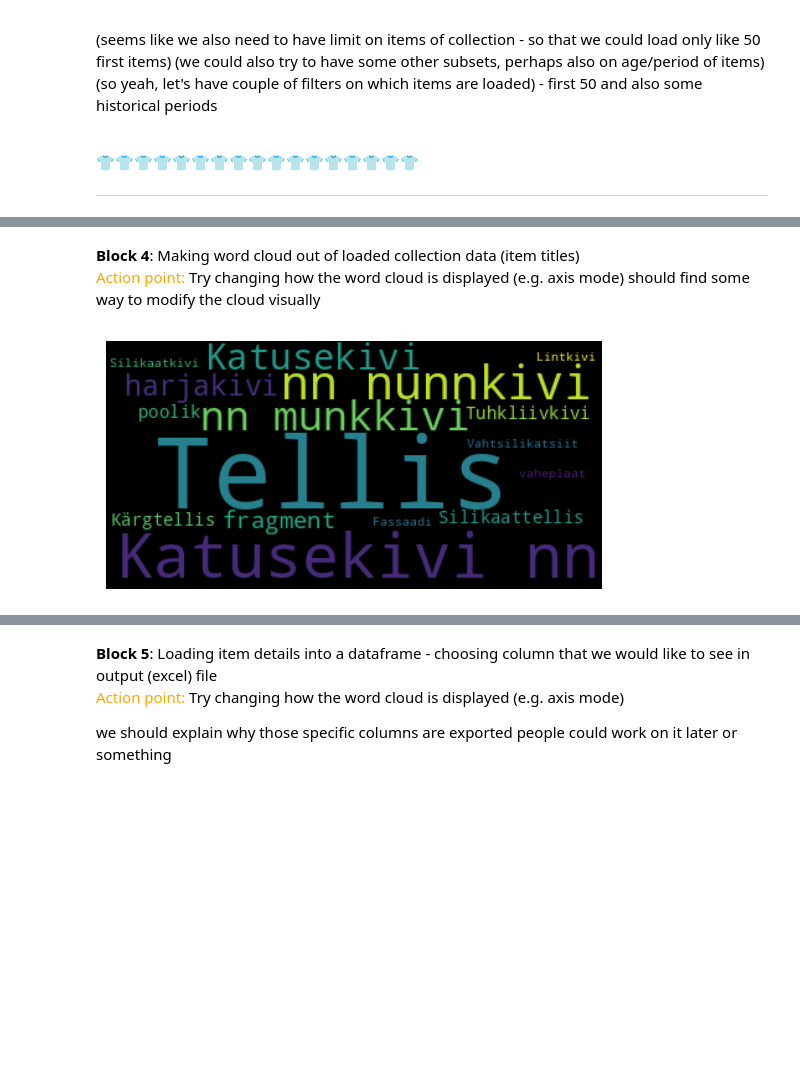
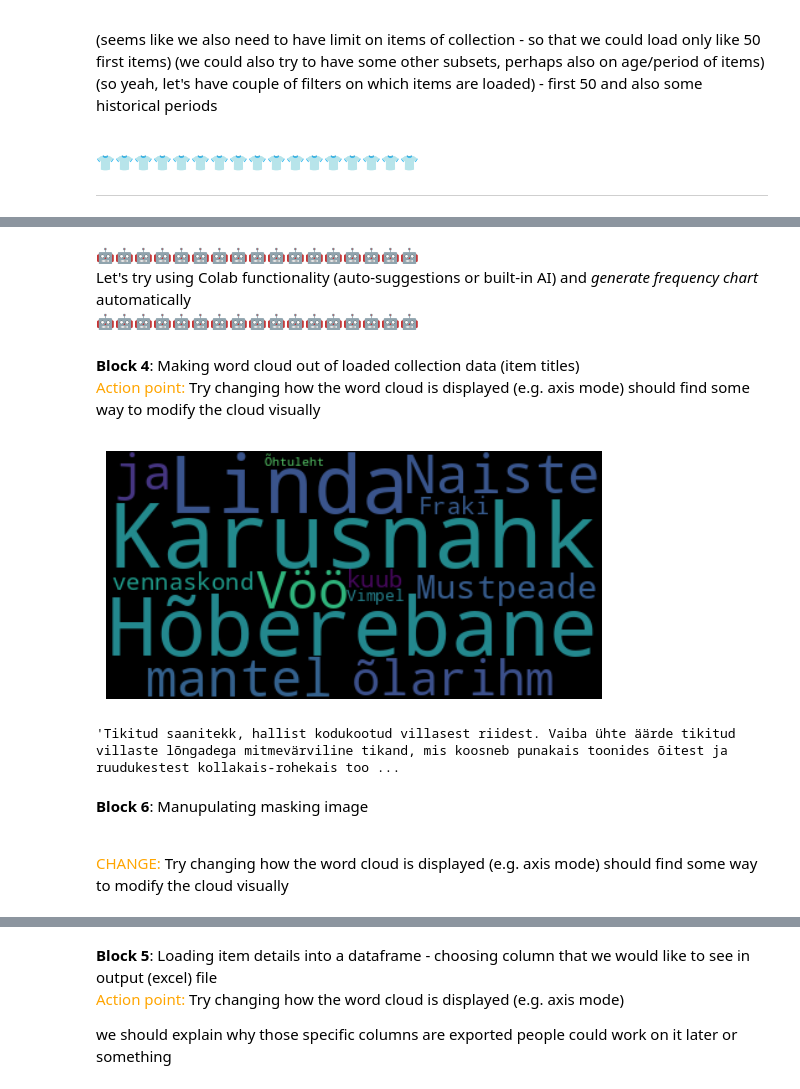
Before and after one commit to olexandr7/erm_workshop, a Jupyter notebook: ERM_workshop_1.ipynb, the cells around one changed output, grey strips where cells are left out. Cells and saved outputs as stored; diff of their text form; code cells hidden in the pictures; blank space fills up the shorter version.

```diff
--- a/ERM_workshop_1.ipynb
+++ b/ERM_workshop_1.ipynb
@@ -118,21 +145,22 @@ At the moment we're specifically interested in 2 fields:
 collectionitemslist_url = []
 collectionitemslist_title = []
 
-it = 0
+iter = 0
 
 for i in collectionitemslist:
     g = Graph()
     try:
-        it += 1
-        g.parse(i)
-        for s, p, o in g:
-            if "http://opendata.muis.ee/object/" in s and "www.w3.org/2000/01/rdf-schema#label" in p:  print(o), print ('-------'), print(it), collectionitemslist_url.append(i), collectionitemslist_title.append(o)
-    except:
+      g.parse(i)
+      for s, p, o in g:
+            if "http://opendata.muis.ee/object/" in s and "www.w3.org/2000/01/rdf-schema#label" in p:  print(iter, ':', o),  collectionitemslist_url.append(i), collectionitemslist_title.append(o)
+      iter += 1
+      if iter == 50:           #<---CHANGE: number of items to load could be adjusted
+        break
+    except Exception:
         pass
-
 #making dataframe out of 2 lists
 df = pd.DataFrame(list(zip(collectionitemslist_url, collectionitemslist_title)))
-df = df.rename(columns={0: 'URL', 1: 'Title'})                                    #<---  column titles could be changed/renamed
+df = df.rename(columns={0: 'URL', 1: 'Title'})
 
 #displaying dataframe
 df
@@ -150,3 +203,8 @@ _ = plt.title('Frequency of Titles')
+# %% [markdown]
+🤖🤖🤖🤖🤖🤖🤖🤖🤖🤖🤖🤖🤖🤖🤖🤖🤖
+<br>
+Let's try using Colab functionality (auto-suggestions or built-in AI) and *generate frequency chart* automatically
+<br>🤖🤖🤖🤖🤖🤖🤖🤖🤖🤖🤖🤖🤖🤖🤖🤖🤖
 # %% [markdown]
 **Block 4**: Making word cloud out of loaded collection data (item titles)
 <br>  <font color='orange'>Action point: </font> Try changing how the word cloud is displayed (e.g. axis mode)
@@ -154,20 +212,22 @@ should find some way to modify the cloud visually
 # %%
 #Creating wordcloud based on example from:
 #https://github.com/amueller/word_cloud/blob/main/examples/simple.py
 
 #additional filtering could be applied if needed --should remove
 #df = df[df['Label'].str.contains("Kleit")]
 #creating a single string with all values from title column
 df_joined = ' '.join(df['Title'].to_list())
 
-#generating world cloud
+#creating wordcloud
+wordcloud = WordCloud(max_font_size=80, background_color="black", contour_color='steelblue') #<---CHANGE: background color could be modified
+#generating word cloud from data (single string with all values)
+wordcloud.generate(df_joined)
 
-# lower max_font_size
-wordcloud = WordCloud(max_font_size=80).generate(df_joined)
+
 plt.figure()
 plt.imshow(wordcloud, interpolation="bilinear")
-plt.axis("off")                                  #<--- axis display mode could be changed - should look into what exactly could be changed and what for
+plt.axis("off")
 #displaying word cloud
 plt.show()
 # %% [output]
-[figure, old version]
+[figure, new version]
@@ -173,0 +240,25 @@ plt.show()
+# %%
+#loading data for specific item
+g = Graph()
+tinycollectionitemslist_url = []
+tinycollectionitemslist_label = []
+
+#parsing sled blanket: https://www.muis.ee/museaalview/1537361
+g.parse("https://opendata.muis.ee/object/1537361")
+for s, p, o in g:
+  if "http://opendata.muis.ee/object/" not in s and "rdf-schema#label" in p and "tervik" not in o:  tinycollectionitemslist_url.append(i), tinycollectionitemslist_label.append(o)
+
+#making dataframe out of 2 lists
+df_tiny = pd.DataFrame(list(zip(tinycollectionitemslist_url, tinycollectionitemslist_label)))
+df_tiny = df_tiny.rename(columns={0: 'URL',1: 'Label'})
+#creating a single string with all values from label  column
+df_joined_tiny = ' '.join(df_tiny['Label'].to_list())
+df_joined_tiny
+# %% [output]
+'Tikitud saanitekk, hallist kodukootud villasest riidest. Vaiba ühte äärde tikitud villaste lõngadega mitmevärviline tikand, mis koosneb punakais toonides õitest ja ruudukestest kollakais-rohekais too ...
+# %% [markdown]
+**Block 6**: Manupulating masking image
+
+
+<br>  <font color='orange'>CHANGE: </font> Try changing how the word cloud is displayed (e.g. axis mode)
+should find some way to modify the cloud visually
```
Also changed, not shown: parts of 18 cells of this notebook.
